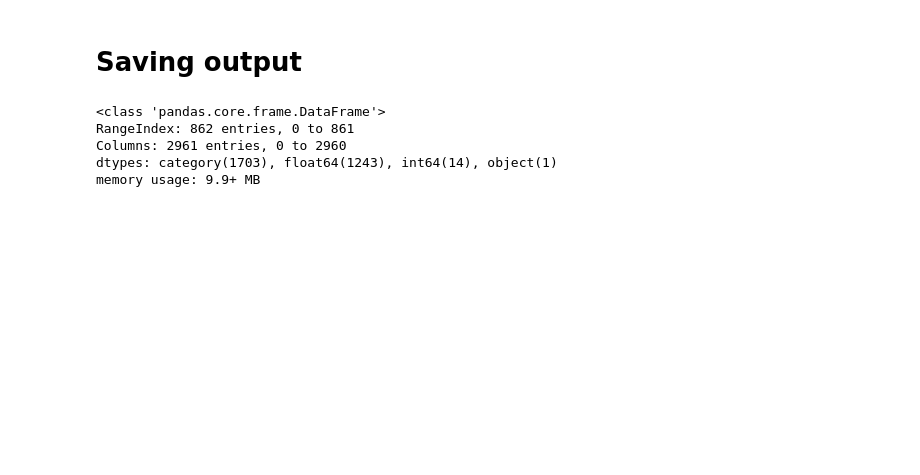
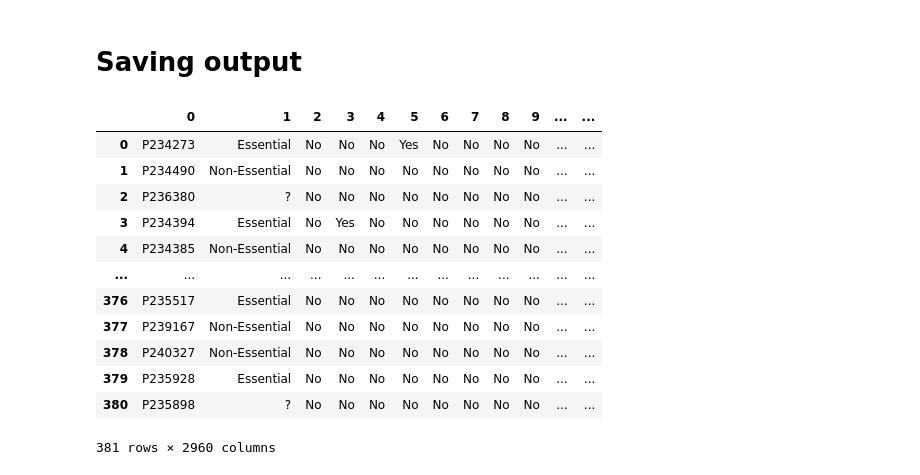
Before and after one commit to NgAngus/protein_localization, a Jupyter notebook: notebooks/data_engineering.ipynb, the cells around one changed output. Saved outputs shown, nothing was run; the diff lists cells and outputs as text; code cells hidden in the pictures; blank space fills up the shorter version.

```diff
--- a/notebooks/data_engineering.ipynb
+++ b/notebooks/data_engineering.ipynb
@@ -115,0 +230,2 @@ df.describe()
+# %%
+testdf = pd.read_csv(f"{data_fpath}test.csv", header=None)
@@ -248,10 +245,2 @@ Looks like all the data is already in the main dataframe. Not really sure what t
 # %% [markdown]
 # Saving output
-# %%
-df.info()
-# %% [output]
-<class 'pandas.core.frame.DataFrame'>
-RangeIndex: 862 entries, 0 to 861
-Columns: 2961 entries, 0 to 2960
-dtypes: category(1703), float64(1243), int64(14), object(1)
-memory usage: 9.9+ MB
@@ -259,0 +252,16 @@ df.to_pickle("../data/intermediate/data.pkl")
+# %%
+testdf
+# %% [output]
+|  | 0 | 1 | 2 | 3 | 4 | 5 | 6 | 7 | 8 | 9 | ... | ... |
+| 0 | P234273 | Essential | No | No | No | Yes | No | No | No | No | ... | ... |
+| 1 | P234490 | Non-Essential | No | No | No | No | No | No | No | No | ... | ... |
+| 2 | P236380 | ? | No | No | No | No | No | No | No | No | ... | ... |
+| 3 | P234394 | Essential | No | Yes | No | No | No | No | No | No | ... | ... |
+| 4 | P234385 | Non-Essential | No | No | No | No | No | No | No | No | ... | ... |
+| ... | ... | ... | ... | ... | ... | ... | ... | ... | ... | ... | ... | ... |
+| 376 | P235517 | Essential | No | No | No | No | No | No | No | No | ... | ... |
+| 377 | P239167 | Non-Essential | No | No | No | No | No | No | No | No | ... | ... |
+| 378 | P240327 | Non-Essential | No | No | No | No | No | No | No | No | ... | ... |
+| 379 | P235928 | Essential | No | No | No | No | No | No | No | No | ... | ... |
+| 380 | P235898 | ? | No | No | No | No | No | No | No | No | ... | ... |
+381 rows × 2960 columns
```
Also changed, not shown: parts of 59 cells of this notebook, 1 other file.
